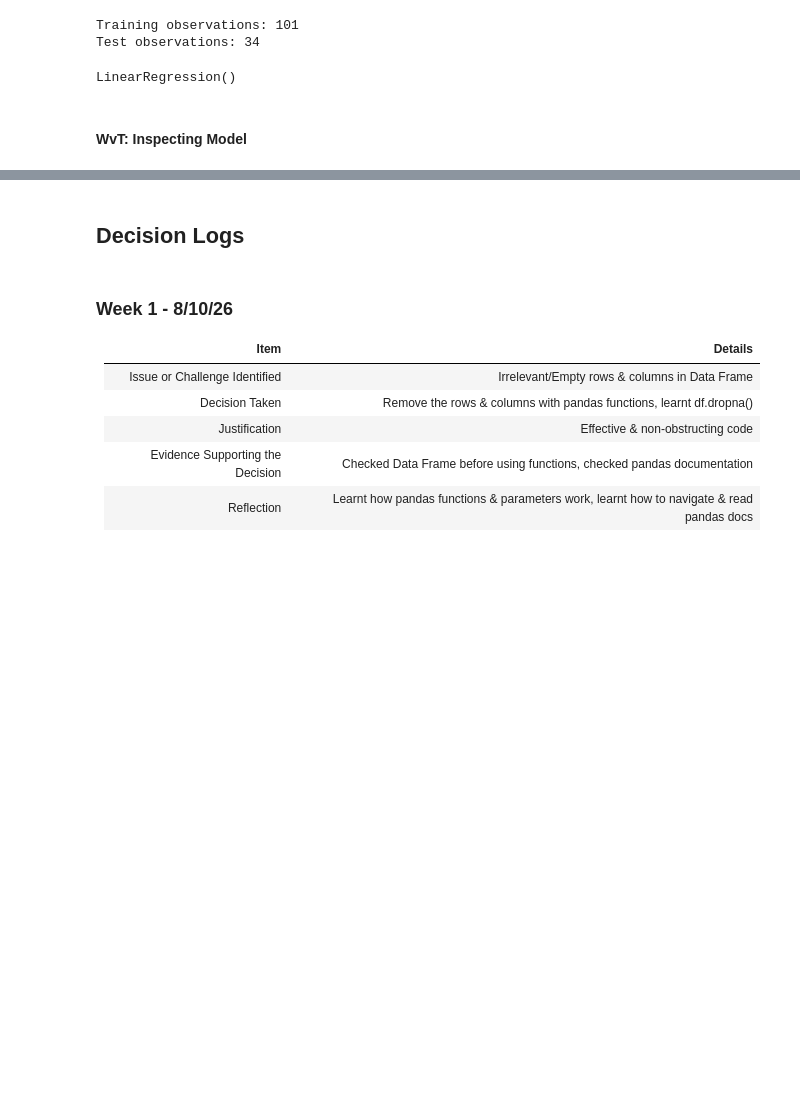
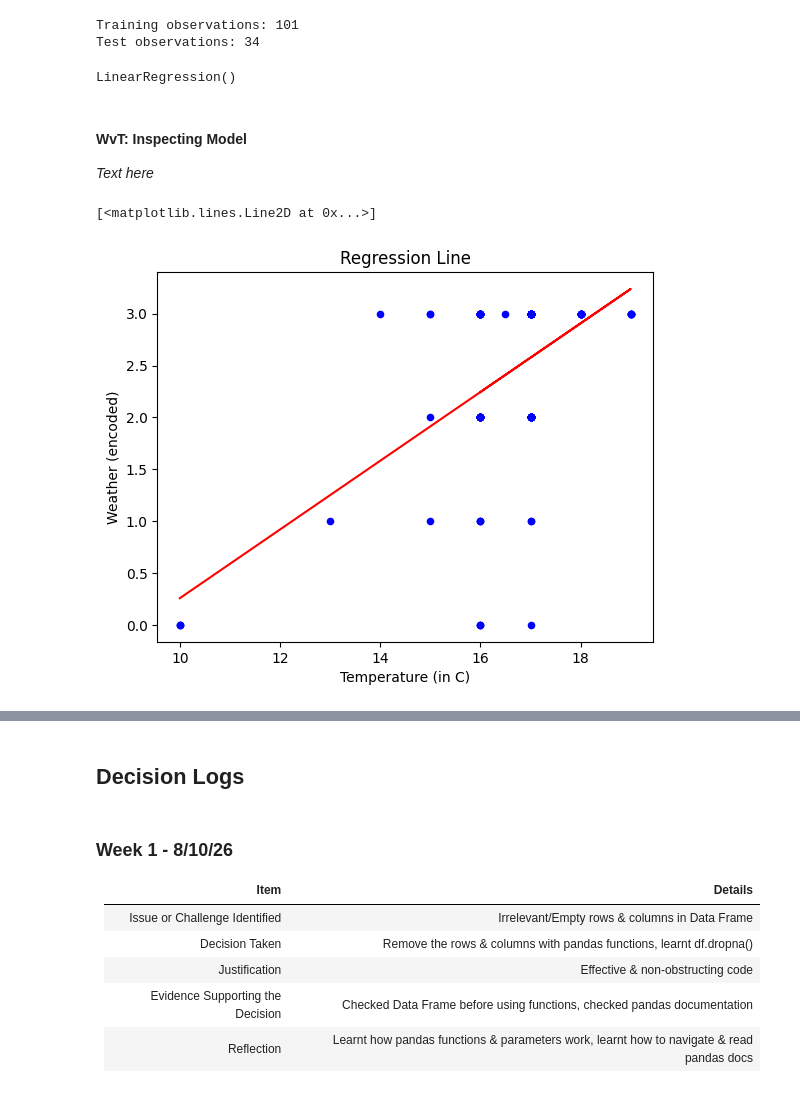
Before and after one commit to Paul-Daly366/MachineLearning_Project_Colab, a Jupyter notebook: MachineLearningProj.ipynb, the cells around one changed output, grey strips where cells are left out. Saved outputs shown, nothing was run; the diff lists cells and outputs as text; code cells hidden in the pictures; blank space fills up the shorter version.

Commit message:
Week 4 commit, finished Linear Regression and started Reinforcement Learning

```diff
--- a/MachineLearningProj.ipynb
+++ b/MachineLearningProj.ipynb
@@ -259,12 +268,21 @@ print(f"Test observations: {len(x_test)}")
 Training observations: 101
 Test observations: 34
 # %%
-w_t_model = LinearRegression()
+wvt_model = LinearRegression()
 
-w_t_model.fit(x_train,y_train)
+wvt_model.fit(x_train,y_train)
 # %% [output]
 LinearRegression()
 # %% [markdown]
 #### **WvT: Inspecting Model**
+*Text here*
+# %%
+regression_line = wvt_model.predict(x)
+wvt_Plot = df_weather_temp.plot.scatter(y=['weather_encoded'],x=['temperature_c_fixed'],
+xlabel="Temperature (in C)", ylabel="Weather (encoded)", title="Regression Line", c="Blue")
+wvt_Plot.plot(x,regression_line,color="red",label="Regression line")
+# %% [output]
+[<matplotlib.lines.Line2D at 0x...>]
+[figure, added]
 # %%
 # TODO: Print values related to equation & show actual equation, plus contextualise
```
Also changed, not shown: parts of 17 cells of this notebook.
